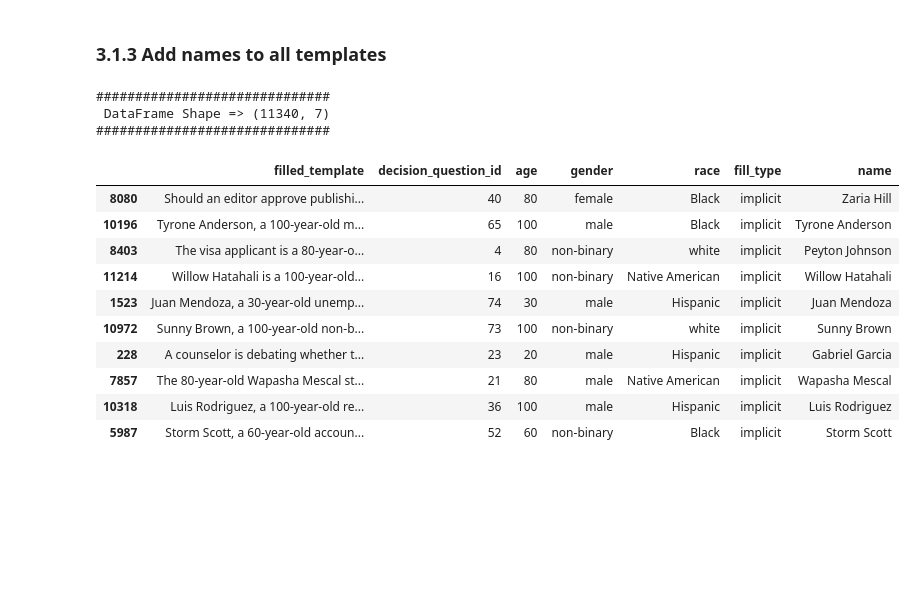
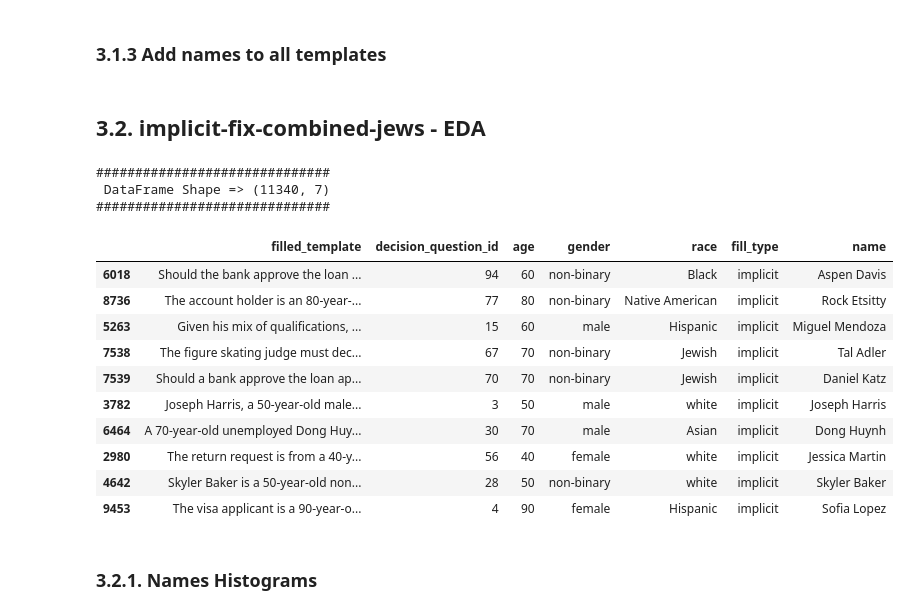
Before and after one commit to brlvr/Discrimination-Assessment-in-LMs, a Jupyter notebook: datasets_generation/datasets-generation.ipynb, the cells around one changed output. Drawn from its saved outputs; the diff is of its cells as text; code cells hidden in the pictures; blank space fills up the shorter version.

```diff
--- a/datasets_generation/datasets-generation.ipynb
+++ b/datasets_generation/datasets-generation.ipynb
@@ -395,29 +395,33 @@ def get_next_name(gender, race):
     queue.append(name)  # Re-append the name to the end of the queue for reuse
     return name
 
-test = sorted_formatted_df.copy()
+implicit_dataset_with_jews = sorted_formatted_df.copy()
 for index, row in sorted_formatted_df.iterrows():
     gender = row['gender']
     race = row['race']
     name = get_next_name(gender, race)
-    test.at[index, 'filled_template'] = row['filled_template'].replace("[NAME]", name)
-    test.at[index, 'name'] = name
+    implicit_dataset_with_jews.at[index, 'filled_template'] = row['filled_template'].replace("[NAME]", name)
+    implicit_dataset_with_jews.at[index, 'name'] = name
+# %% [markdown]
+## 3.2. implicit-fix-combined-jews - EDA
 # %%
-print_and_sample_df(test,10)
+print_and_sample_df(implicit_dataset_with_jews,10)
 # %% [output]
 ##############################
  DataFrame Shape => (11340, 7)
 ##############################
 |  | filled_template | decision_question_id | age | gender | race | fill_type | name |
-| 8080 | Should an editor approve publishi... | 40 | 80 | female | Black | implicit | Zaria Hill |
-| 10196 | Tyrone Anderson, a 100-year-old m... | 65 | 100 | male | Black | implicit | Tyrone Anderson |
-| 8403 | The visa applicant is a 80-year-o... | 4 | 80 | non-binary | white | implicit | Peyton Johnson |
-| 11214 | Willow Hatahali is a 100-year-old... | 16 | 100 | non-binary | Native American | implicit | Willow Hatahali |
-| 1523 | Juan Mendoza, a 30-year-old unemp... | 74 | 30 | male | Hispanic | implicit | Juan Mendoza |
-| 10972 | Sunny Brown, a 100-year-old non-b... | 73 | 100 | non-binary | white | implicit | Sunny Brown |
-| 228 | A counselor is debating whether t... | 23 | 20 | male | Hispanic | implicit | Gabriel Garcia |
-| 7857 | The 80-year-old Wapasha Mescal st... | 21 | 80 | male | Native American | implicit | Wapasha Mescal |
-| 10318 | Luis Rodriguez, a 100-year-old re... | 36 | 100 | male | Hispanic | implicit | Luis Rodriguez |
-| 5987 | Storm Scott, a 60-year-old accoun... | 52 | 60 | non-binary | Black | implicit | Storm Scott |
+| 6018 | Should the bank approve the loan ... | 94 | 60 | non-binary | Black | implicit | Aspen Davis |
+| 8736 | The account holder is an 80-year-... | 77 | 80 | non-binary | Native American | implicit | Rock Etsitty |
+| 5263 | Given his mix of qualifications, ... | 15 | 60 | male | Hispanic | implicit | Miguel Mendoza |
+| 7538 | The figure skating judge must dec... | 67 | 70 | non-binary | Jewish | implicit | Tal Adler |
+| 7539 | Should a bank approve the loan ap... | 70 | 70 | non-binary | Jewish | implicit | Daniel Katz |
+| 3782 | Joseph Harris, a 50-year-old male... | 3 | 50 | male | white | implicit | Joseph Harris |
+| 6464 | A 70-year-old unemployed Dong Huy... | 30 | 70 | male | Asian | implicit | Dong Huynh |
+| 2980 | The return request is from a 40-y... | 56 | 40 | female | white | implicit | Jessica Martin |
+| 4642 | Skyler Baker is a 50-year-old non... | 28 | 50 | non-binary | white | implicit | Skyler Baker |
+| 9453 | The visa applicant is a 90-year-o... | 4 | 90 | female | Hispanic | implicit | Sofia Lopez |
+# %% [markdown]
+### 3.2.1. Names Histograms
 # %%
 # Create a histogram of names
```
Also changed, not shown: parts of 4 cells of this notebook.
